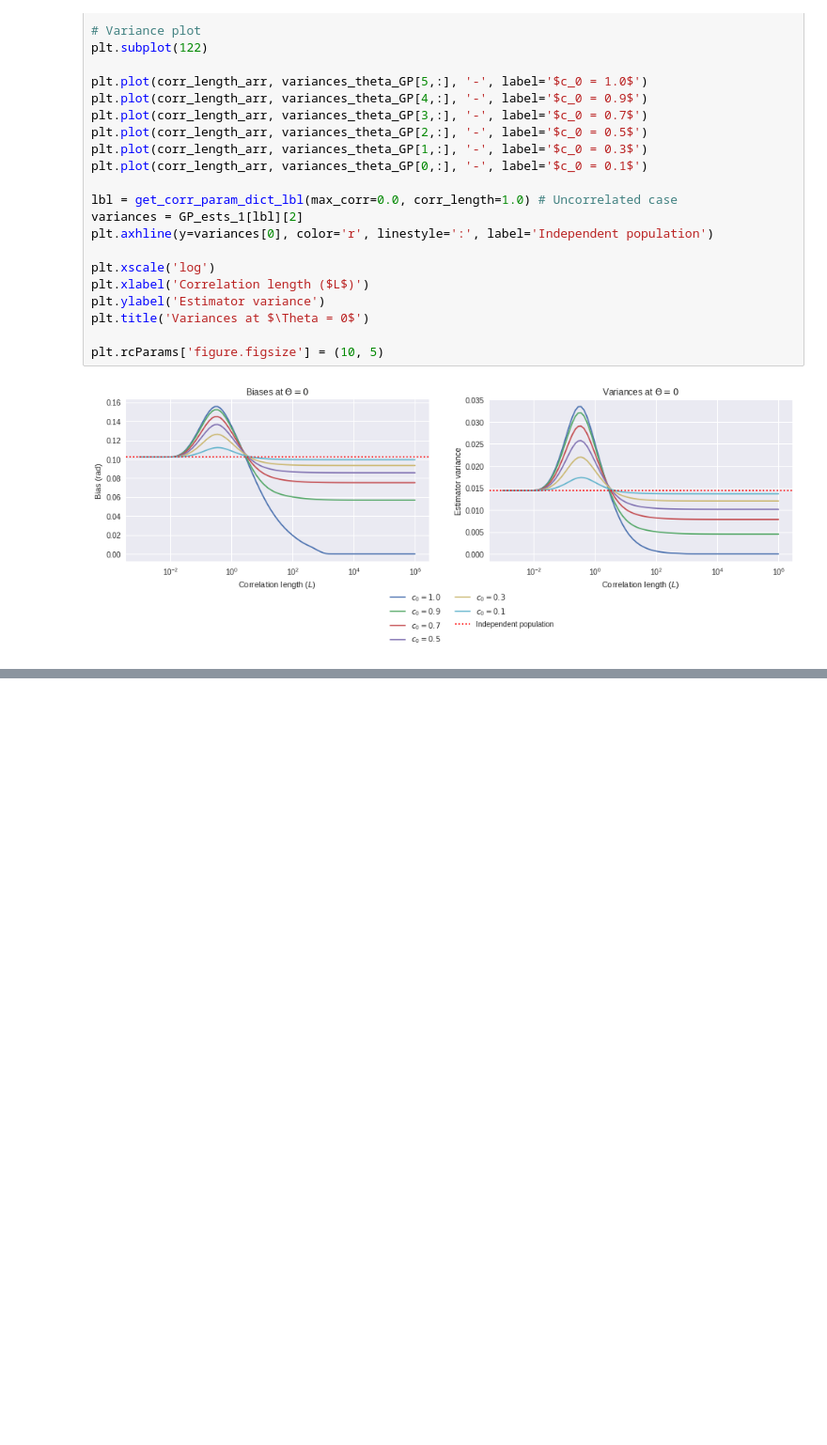
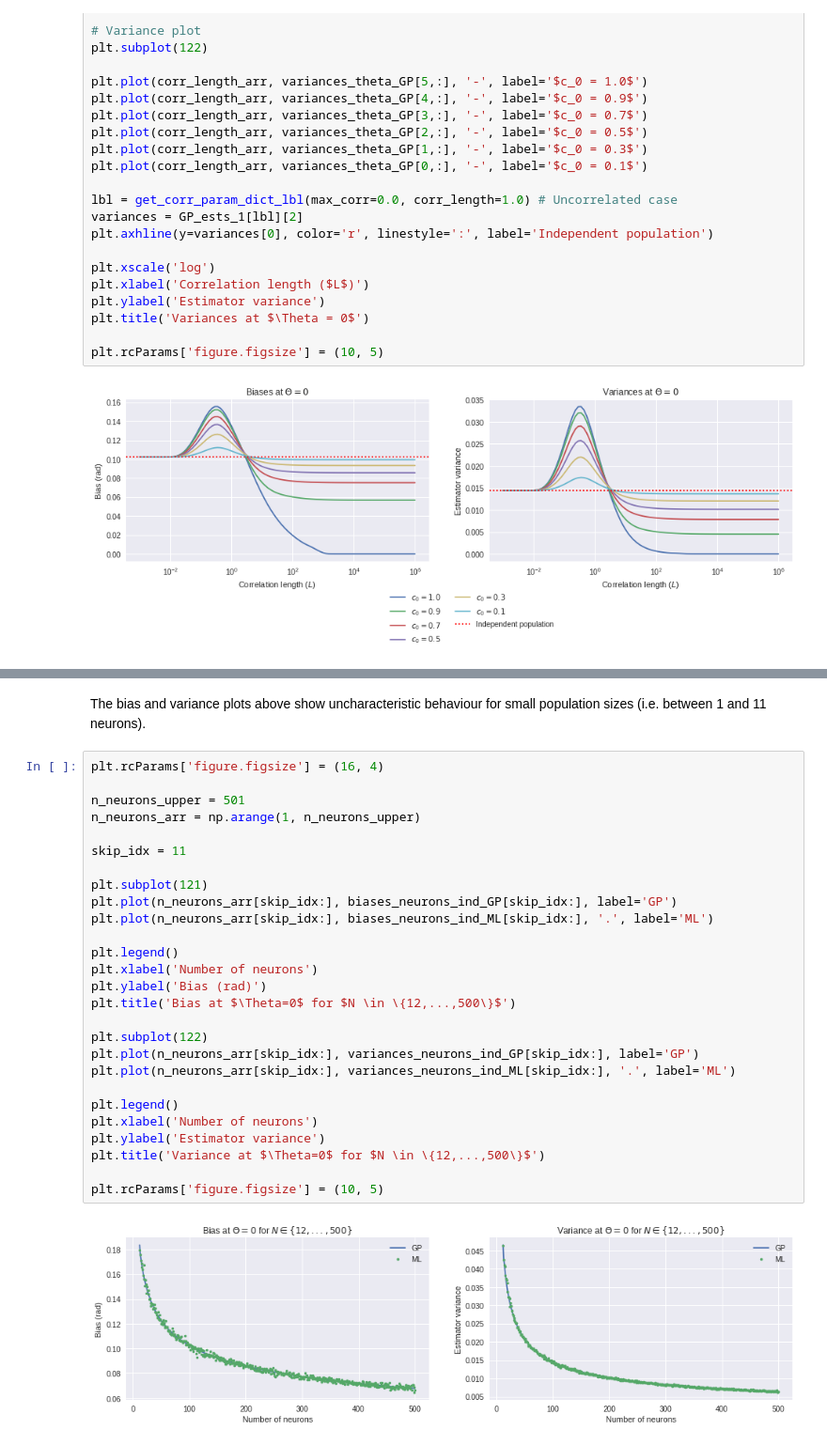
Before and after one commit to dtailor17/neural-population-codes, a Jupyter notebook: noise_correlations.ipynb, the cells around one changed output, grey strips where cells are left out. Shown at 94% size. Drawn from its saved outputs; the diff is of its cells as text; blank space fills up the shorter version.

```diff
--- a/noise_correlations.ipynb
+++ b/noise_correlations.ipynb
@@ -1164,0 +1329,31 @@ plt.rcParams['figure.figsize'] = (10, 5)
+# %% [markdown]
+The bias and variance plots above show uncharacteristic behaviour for small population sizes (i.e. between 1 and 11 neurons).
+# %%
+plt.rcParams['figure.figsize'] = (16, 4)
+
+n_neurons_upper = 501
+n_neurons_arr = np.arange(1, n_neurons_upper)
+
+skip_idx = 11
+
+plt.subplot(121)
+plt.plot(n_neurons_arr[skip_idx:], biases_neurons_ind_GP[skip_idx:], label='GP')
+plt.plot(n_neurons_arr[skip_idx:], biases_neurons_ind_ML[skip_idx:], '.', label='ML')
+
+plt.legend()
+plt.xlabel('Number of neurons')
+plt.ylabel('Bias (rad)')
+plt.title('Bias at $\Theta=0$ for $N \in \{12,...,500\}$')
+
+plt.subplot(122)
+plt.plot(n_neurons_arr[skip_idx:], variances_neurons_ind_GP[skip_idx:], label='GP')
+plt.plot(n_neurons_arr[skip_idx:], variances_neurons_ind_ML[skip_idx:], '.', label='ML')
+
+plt.legend()
+plt.xlabel('Number of neurons')
+plt.ylabel('Estimator variance')
+plt.title('Variance at $\Theta=0$ for $N \in \{12,...,500\}$')
+
+plt.rcParams['figure.figsize'] = (10, 5)
+# %% [output]
+[figure, added]
```
Also changed, not shown: parts of 28 cells of this notebook, 1 other file.
